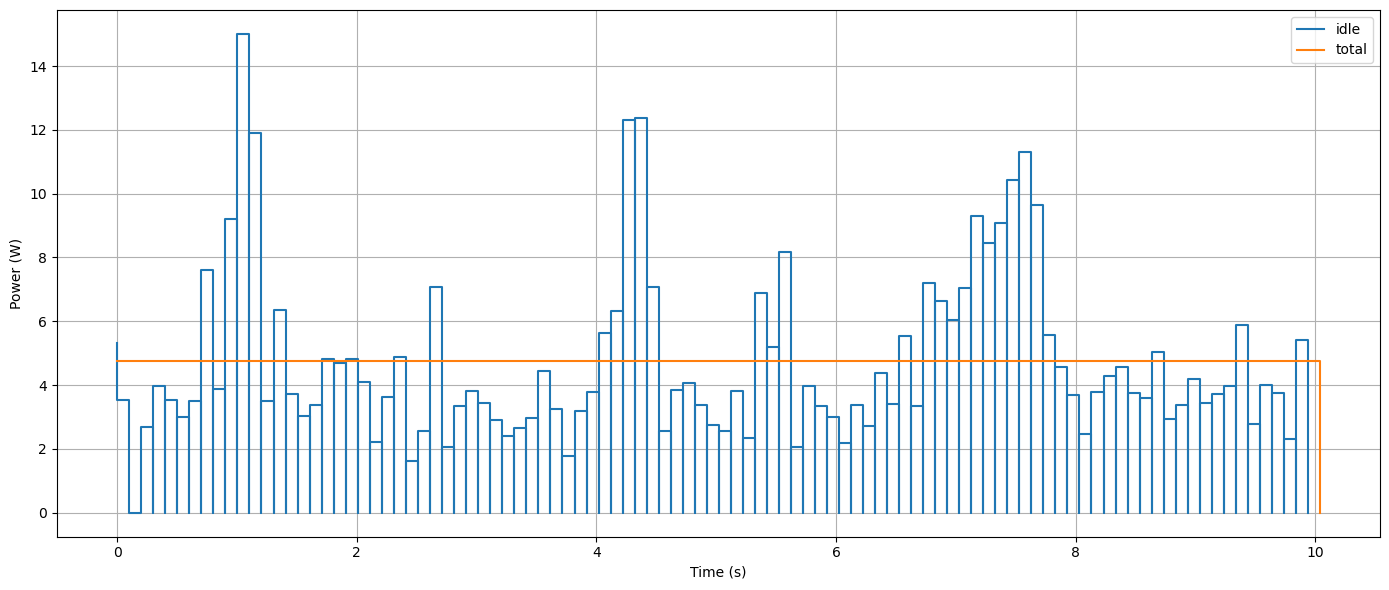
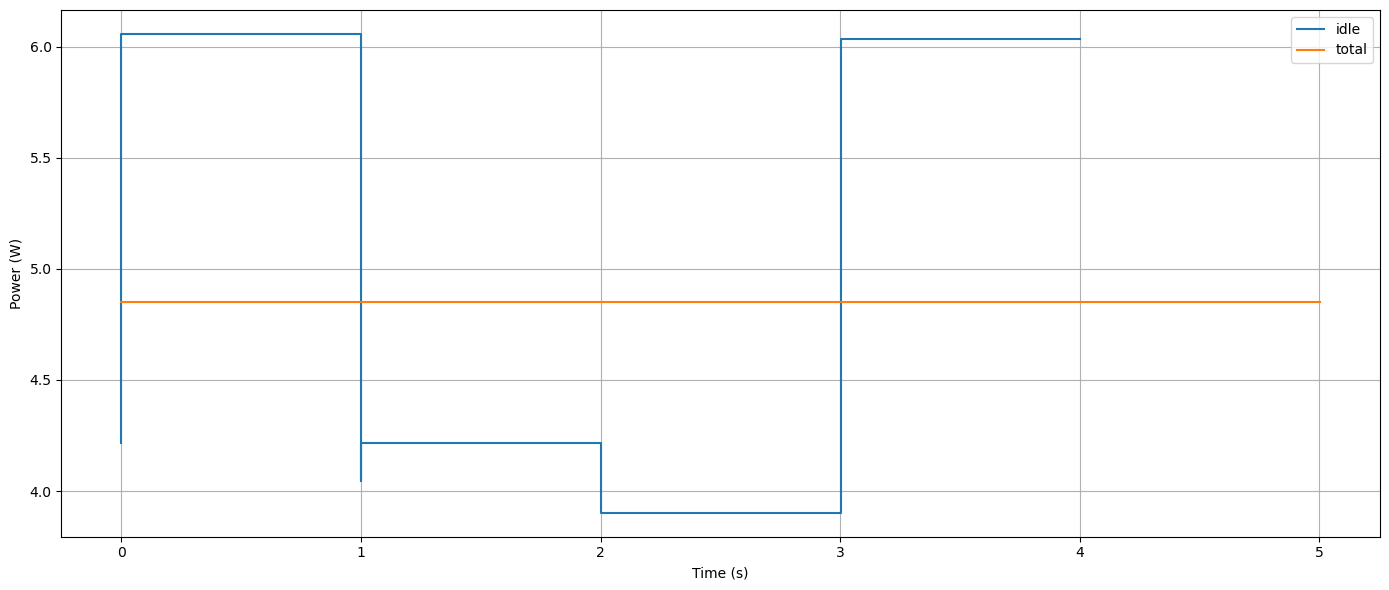
The notebook cell's code change between the first figure and the second:
--- before
+++ after
@@ -1,35 +1,36 @@
-df = pd.read_csv('../target/idle.csv')
-df['power_w'] = df['energy_uj'] / df['duration_ns'] * 1000.0
-
-fig, ax = plt.subplots(figsize=(14, 6))
-
-for region, group in df.groupby('region'):
-    events = []
-
-    for _, row in group.iterrows():
-        start = row['start_ns'] * 1e-9
-        end = (row['start_ns'] + row['duration_ns']) * 1e-9
-        power = row['power_w']
-        events.append((start, power))
-        events.append((end, 0.0))
-
-    events.sort(key=lambda x: x[0])
-
-    times = [t for t, _ in events]
-    powers = [p for _, p in events]
-
-    ax.step(
-        times,
-        powers,
-        where='post',
-        label=region,
-        linewidth=1.5,
-    )
-
-ax.set_xlabel('Time (s)')
-ax.set_ylabel('Power (W)')
-ax.grid(True)
-ax.legend()
-
-plt.tight_layout()
-plt.show()
+for hz in [1, 10, 100]:
+    df = pd.read_csv(f'../target/idle_{hz}.csv')
+    df['power_w'] = df['energy_uj'] / df['duration_ns'] * 1000.0
+    
+    fig, ax = plt.subplots(figsize=(14, 6))
+    
+    for region, group in df.groupby('region'):
+        events = []
+    
+        for _, row in group.iterrows():
+            start = row['start_ns'] * 1e-9
+            end = (row['start_ns'] + row['duration_ns']) * 1e-9
+            power = row['power_w']
+            events.append((start, power))
+            events.append((end, power))
+    
+        events.sort(key=lambda x: x[0])
+    
+        times = [t for t, _ in events]
+        powers = [p for _, p in events]
+    
+        ax.step(
+            times,
+            powers,
+            where='post',
+            label=region,
+            linewidth=1.5,
+        )
+    
+    ax.set_xlabel('Time (s)')
+    ax.set_ylabel('Power (W)')
+    ax.grid(True)
+    ax.legend()
+    
+    plt.tight_layout()
+    plt.show()

Commit: idle plot